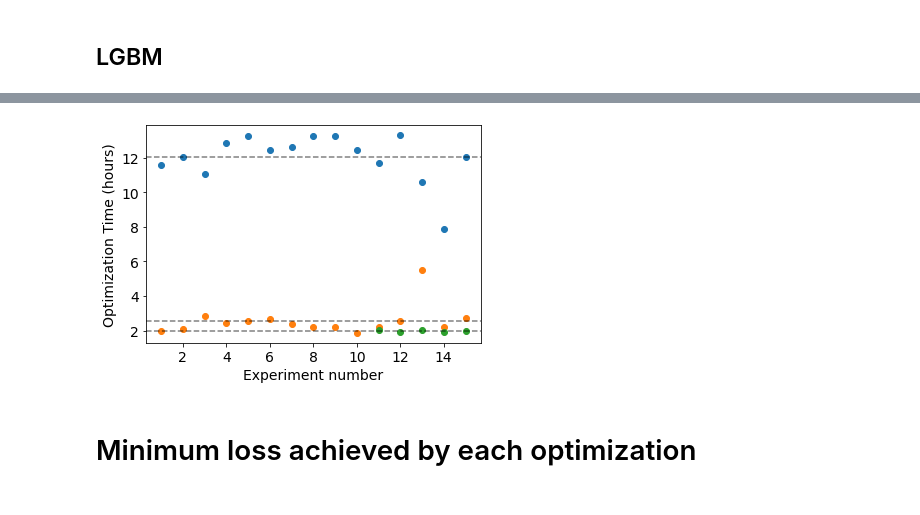
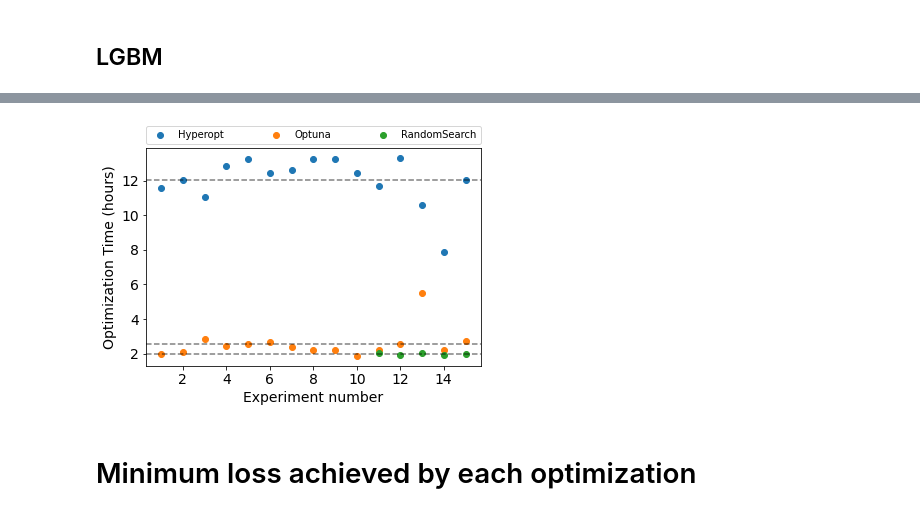
Before and after one commit to Birkamal/statistical_analysis, a Jupyter notebook: project_analysis.ipynb, the cells around one changed output, grey strips where cells are left out. Drawn from its saved outputs; the diff is of its cells as text; code cells hidden in the pictures.

```diff
--- a/project_analysis.ipynb
+++ b/project_analysis.ipynb
@@ -64,18 +99,21 @@ plt.show()
 # %%
 # train time on 300 trials
-plt.plot(figsize=(18,12))
-plt.plot((result[result['Algorithm']=='LGBM'].groupby(['Seed','optim_type']).sum().unstack()['Opt_time(hr)']),'o')
+#plt.plot(figsize=(18,12))
+#plt.plot((result[result['Algorithm']=='LGBM'].groupby(['Seed','optim_type']).sum().unstack()['Opt_time(hr)']),'o')
+result[result['Algorithm']=='LGBM'].groupby(['Seed','optim_type']).sum().unstack()['Opt_time(hr)'].plot(marker="o", linestyle="")
 for l in np.mean(result[result['Algorithm']=='LGBM'].groupby(['Seed','optim_type']).sum().unstack()['Opt_time(hr)']):
     plt.axhline(l, color = 'k', linestyle = '--', alpha = 0.5)
+plt.legend(bbox_to_anchor=(0., 1.02, 1., .102), loc='lower left',
+           ncol=3, mode="expand", borderaxespad=0.)
 #plt.title('Total optimization time taken by each optimization on 300 trial', size = 16)
 plt.xlabel('Experiment number', size=14)
 plt.xticks(size=14)
 plt.yticks(size=14)
 plt.ylabel('Optimization Time (hours)' , size=14)
 plt.savefig("lgb_optim_time_n.png")
 plt.show()
 # %% [output]
-[figure, old version]
+[figure, new version]
 # %% [markdown]
 # Minimum loss achieved by each optimization
 # %% [markdown]
```
Also changed, not shown: parts of 18 cells of this notebook.
